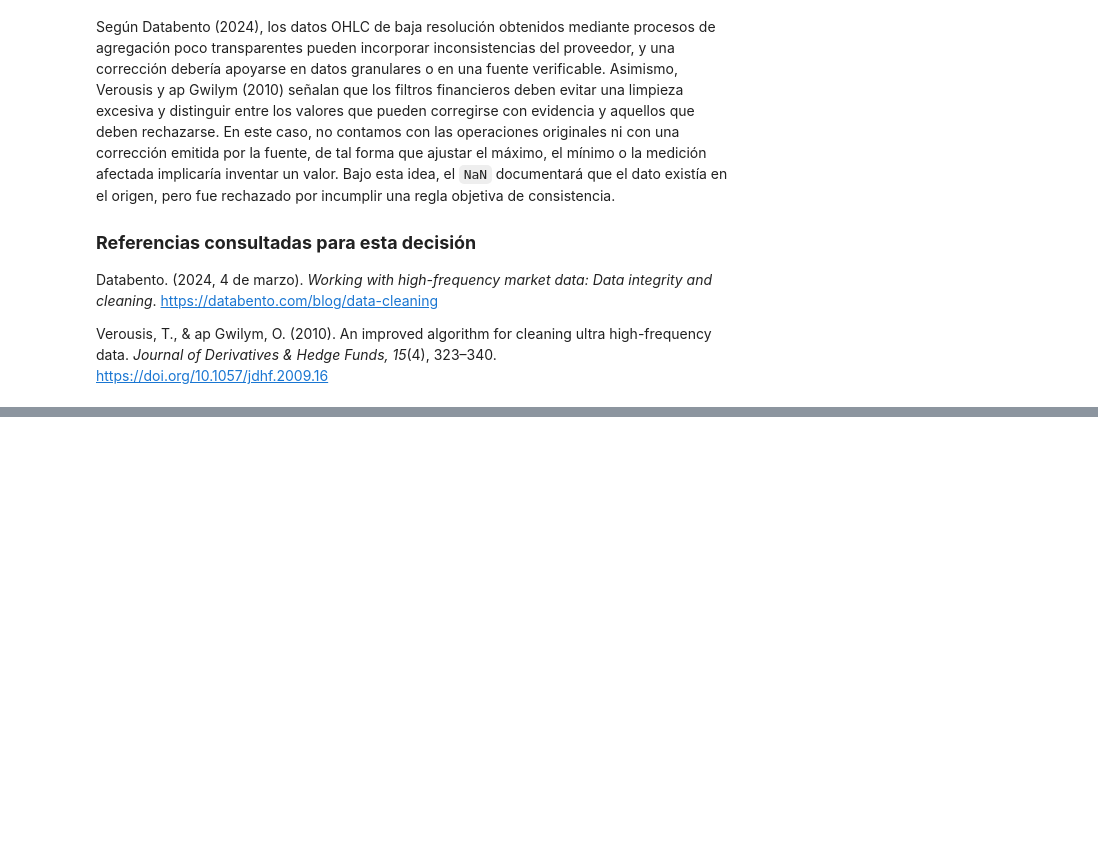
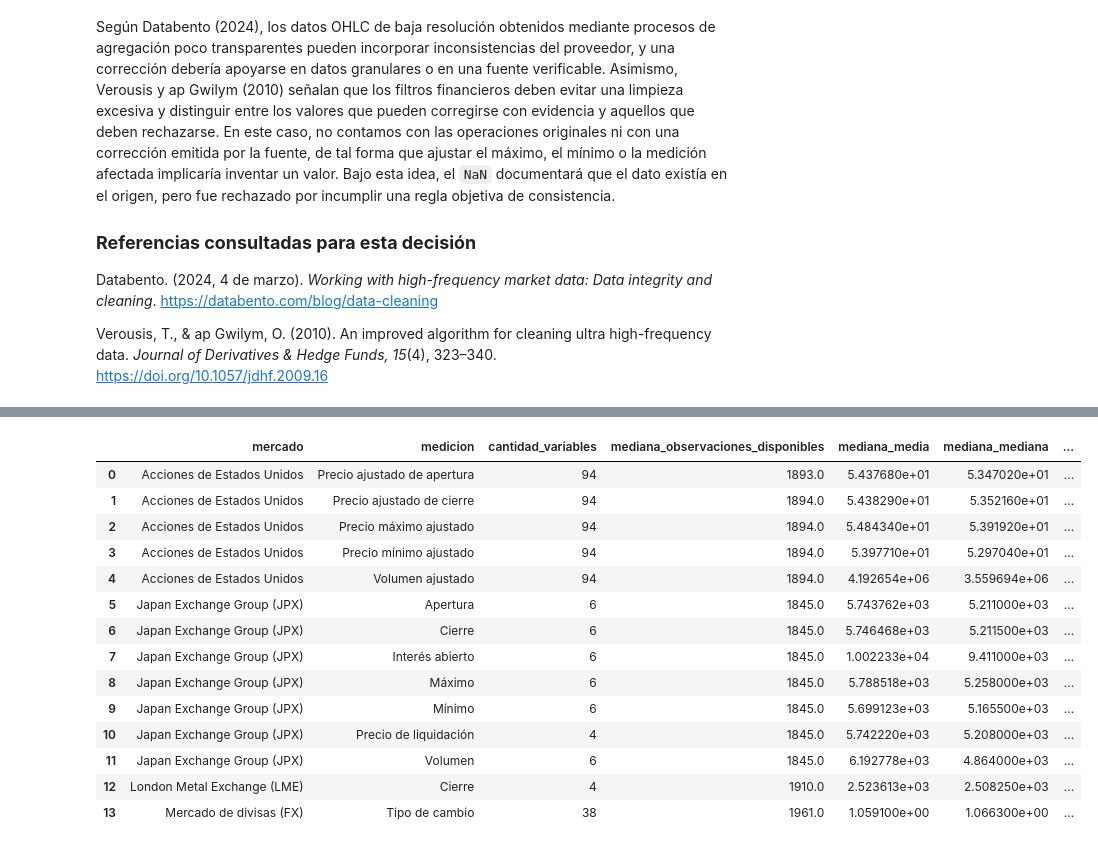
Before and after one commit to Bamo0507/Proyecto_2_EDA_Data_Science, a Jupyter notebook: notebooks/01_analisis_exploratorio.ipynb, the cells around one changed output, grey strips where cells are left out. Cells and saved outputs as stored; diff of their text form; code cells hidden in the pictures; blank space fills up the shorter version.

```diff
--- a/notebooks/01_analisis_exploratorio.ipynb
+++ b/notebooks/01_analisis_exploratorio.ipynb
@@ -1087,0 +1149,42 @@ Verousis, T., & ap Gwilym, O. (2010). An improved algorithm for cleaning ultra h
+# %%
+columnas_resumen = [
+    "observaciones_disponibles",
+    "media",
+    "mediana",
+    "desviacion_estandar",
+    "minimo",
+    "q1",
+    "q3",
+    "maximo",
+    "rango",
+    "iqr",
+]
+
+resumen_descriptivo_por_grupo = (
+    estadistica_por_variable
+    .groupby(["mercado", "medicion"], as_index=False)
+    .agg(
+        cantidad_variables=("observaciones_disponibles", "size"),
+        **{f"mediana_{columna}": (columna, "median") for columna in columnas_resumen},
+    )
+    .sort_values(["mercado", "medicion"])
+    .reset_index(drop=True)
+)
+
+resumen_descriptivo_por_grupo.round(4)
+# %% [output]
+|  | mercado | medicion | cantidad_variables | mediana_observaciones_disponibles | mediana_media | mediana_mediana | ... |
+| 0 | Acciones de Estados Unidos | Precio ajustado de apertura | 94 | 1893.0 | 5.437680e+01 | 5.347020e+01 | ... |
+| 1 | Acciones de Estados Unidos | Precio ajustado de cierre | 94 | 1894.0 | 5.438290e+01 | 5.352160e+01 | ... |
+| 2 | Acciones de Estados Unidos | Precio máximo ajustado | 94 | 1894.0 | 5.484340e+01 | 5.391920e+01 | ... |
+| 3 | Acciones de Estados Unidos | Precio mínimo ajustado | 94 | 1894.0 | 5.397710e+01 | 5.297040e+01 | ... |
+| 4 | Acciones de Estados Unidos | Volumen ajustado | 94 | 1894.0 | 4.192654e+06 | 3.559694e+06 | ... |
+| 5 | Japan Exchange Group (JPX) | Apertura | 6 | 1845.0 | 5.743762e+03 | 5.211000e+03 | ... |
+| 6 | Japan Exchange Group (JPX) | Cierre | 6 | 1845.0 | 5.746468e+03 | 5.211500e+03 | ... |
+| 7 | Japan Exchange Group (JPX) | Interés abierto | 6 | 1845.0 | 1.002233e+04 | 9.411000e+03 | ... |
+| 8 | Japan Exchange Group (JPX) | Máximo | 6 | 1845.0 | 5.788518e+03 | 5.258000e+03 | ... |
+| 9 | Japan Exchange Group (JPX) | Mínimo | 6 | 1845.0 | 5.699123e+03 | 5.165500e+03 | ... |
+| 10 | Japan Exchange Group (JPX) | Precio de liquidación | 4 | 1845.0 | 5.742220e+03 | 5.208000e+03 | ... |
+| 11 | Japan Exchange Group (JPX) | Volumen | 6 | 1845.0 | 6.192778e+03 | 4.864000e+03 | ... |
+| 12 | London Metal Exchange (LME) | Cierre | 4 | 1910.0 | 2.523613e+03 | 2.508250e+03 | ... |
+| 13 | Mercado de divisas (FX) | Tipo de cambio | 38 | 1961.0 | 1.059100e+00 | 1.066300e+00 | ... |
```
Also changed, not shown: parts of 6 cells of this notebook, 1 other file.
